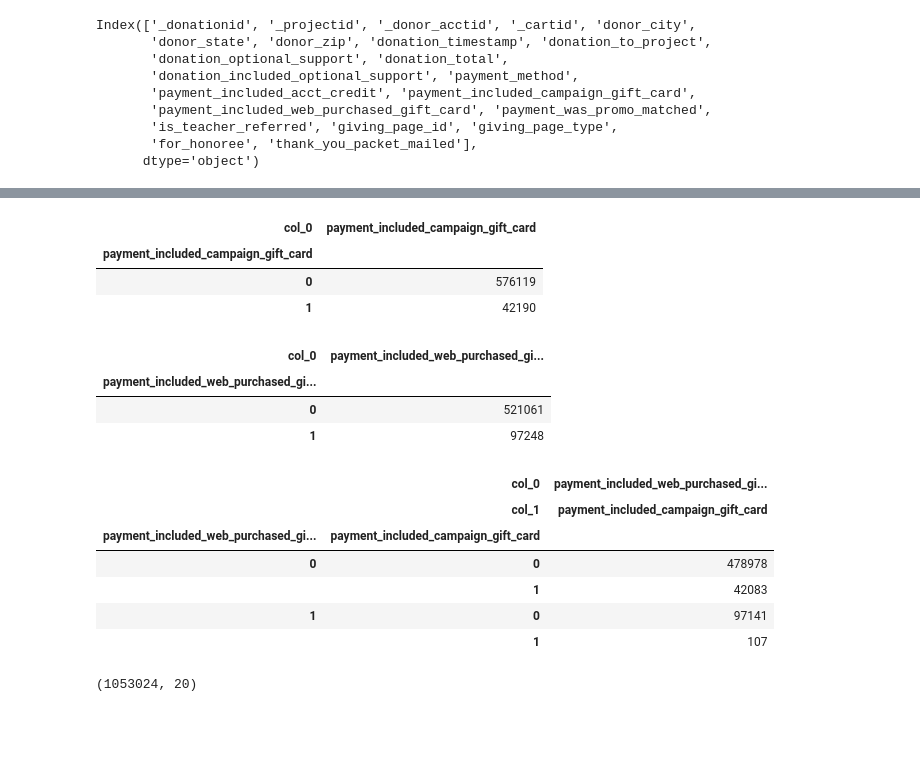
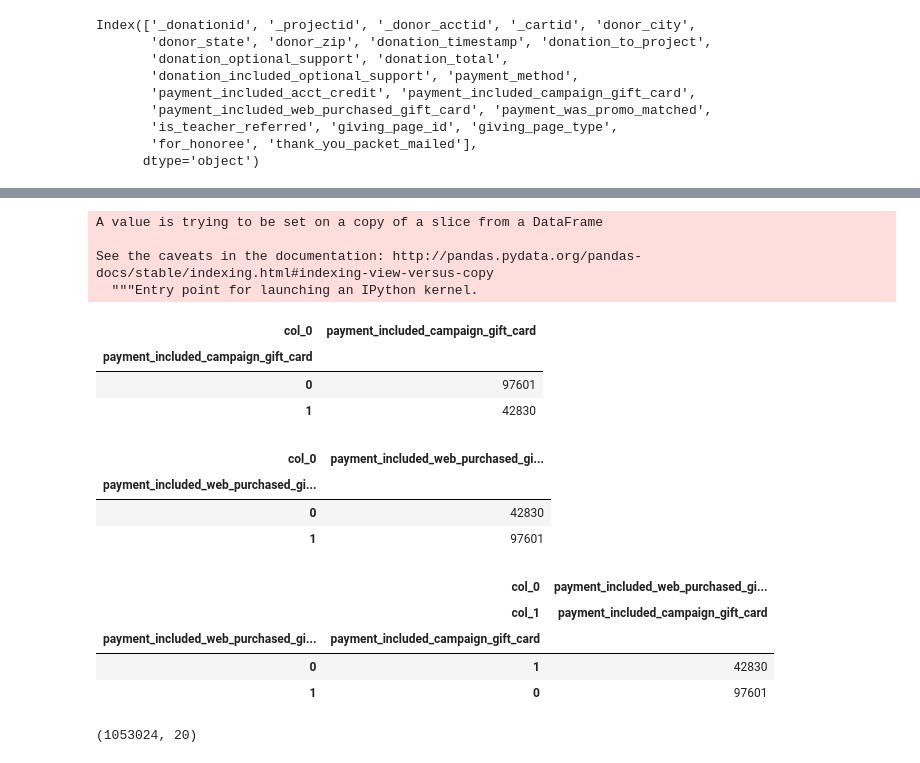
Before and after one commit to Nameetharamachandra/Donors_Project, a Jupyter notebook: data_transformation/Matching_Giftcard_data_with_donation_data.ipynb, the cells around one changed output, grey strips where cells are left out. Saved outputs shown, nothing was run; the diff lists cells and outputs as text; code cells hidden in the pictures; blank space fills up the shorter version.

Commit message:
fixed donation dataset

```diff
--- a/data_transformation/Matching_Giftcard_data_with_donation_data.ipynb
+++ b/data_transformation/Matching_Giftcard_data_with_donation_data.ipynb
@@ -99,6 +94,3 @@ donations_2015_without_teacher_transactions_remove_matching=donations_2015_witho
 # %% [markdown]
 remove transaction which involve account credit. i.e., only keep rows for which account credit is false. then
 these are only giftcards
-# %%
-donations_2015_without_teacher_transactions_remove_matching=donations_2015_without_teacher_transactions_remove_matching.loc[donations_2015_without_teacher_transactions_remove_matching['payment_included_acct_credit']==
-                                                "f"]
@@ -214,28 +287,36 @@ Final_Total_donations_2015=donation.loc[ (donation.payment_included_web_purchase
+# %%
+rowsToDrop=donation.loc[ (donation.payment_included_web_purchased_gift_card==1) &
+                                                    (donation.payment_included_campaign_gift_card==1)].index
+# %%
+Final_Total_donations_2015.drop(rowsToDrop,inplace=True)
+# %% [output]
+A value is trying to be set on a copy of a slice from a DataFrame
+
+See the caveats in the documentation: http://pandas.pydata.org/pandas-docs/stable/indexing.html#indexing-view-versus-copy
+  """Entry point for launching an IPython kernel.
 # %%
-pd.crosstab(donation.payment_included_campaign_gift_card,columns=['payment_included_campaign_gift_card'])
+pd.crosstab(Final_Total_donations_2015.payment_included_campaign_gift_card,columns=['payment_included_campaign_gift_card'])
 # %% [output]
 | col_0 | payment_included_campaign_gift_card |
 | payment_included_campaign_gift_card |  |
-| 0 | 576119 |
-| 1 | 42190 |
+| 0 | 97601 |
+| 1 | 42830 |
 # %%
-pd.crosstab(donation.payment_included_web_purchased_gift_card,columns=['payment_included_web_purchased_gift_card'])
+pd.crosstab(Final_Total_donations_2015.payment_included_web_purchased_gift_card,columns=['payment_included_web_purchased_gift_card'])
 # %% [output]
 | col_0 | payment_included_web_purchased_gi... |
 | payment_included_web_purchased_gi... |  |
-| 0 | 521061 |
-| 1 | 97248 |
+| 0 | 42830 |
+| 1 | 97601 |
 # %%
-pd.crosstab([donation.payment_included_web_purchased_gift_card,donation.payment_included_campaign_gift_card],
+pd.crosstab([Final_Total_donations_2015.payment_included_web_purchased_gift_card,Final_Total_donations_2015.payment_included_campaign_gift_card],
             columns=['payment_included_web_purchased_gift_card','payment_included_campaign_gift_card'])
 # %% [output]
 |  | col_0 | payment_included_web_purchased_gi... |
 |  | col_1 | payment_included_campaign_gift_card |
 | payment_included_web_purchased_gi... | payment_included_campaign_gift_card |  |
-| 0 | 0 | 478978 |
-|  | 1 | 42083 |
-| 1 | 0 | 97141 |
-|  | 1 | 107 |
+| 0 | 1 | 42830 |
+| 1 | 0 | 97601 |
 # %%
 giftcards = pd.read_csv('C://Users/Nameetha/Desktop/Stata/opendata_giftcards000.gz',
                         escapechar='\\', names=['_giftcardid', 'dollar_tier', '_buyer_acctid', 'buyer_city',
```
Also changed, not shown: parts of 19 cells of this notebook.
